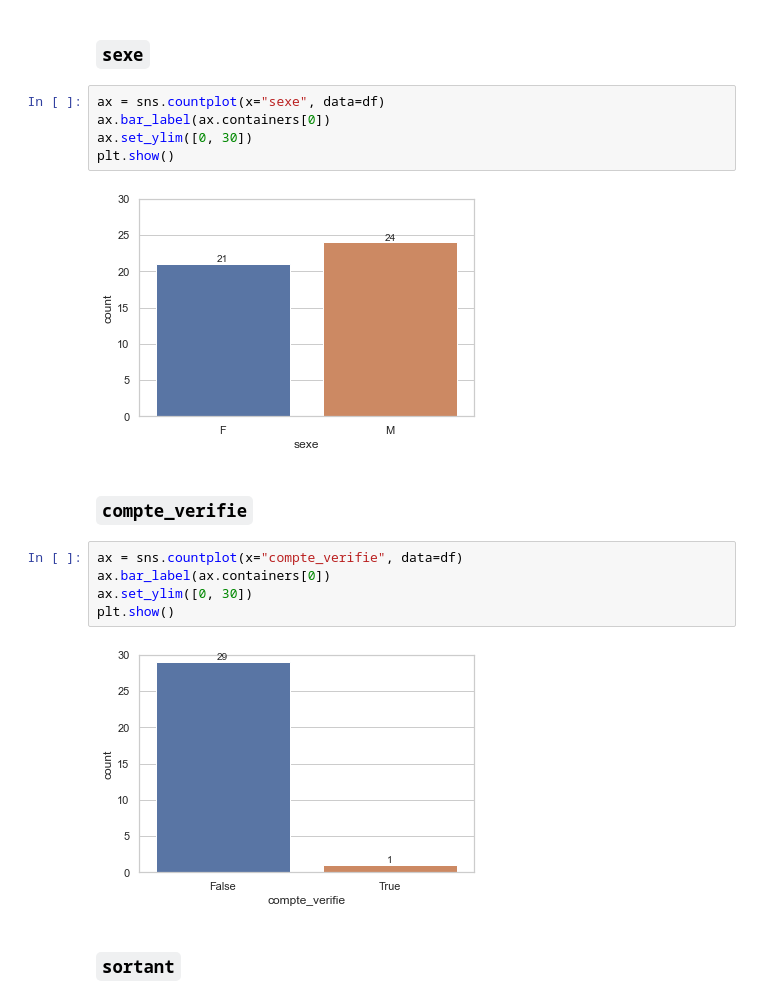
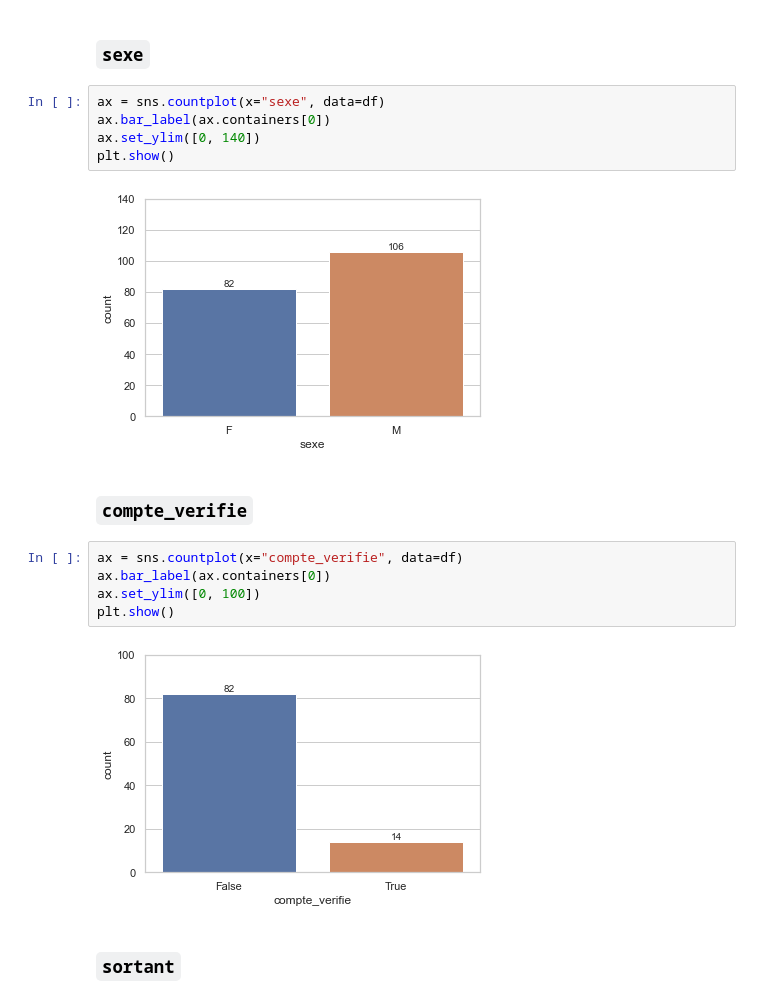
Before and after one commit to Antoine101/ElecTweets, a Jupyter notebook: model_exploration.ipynb, the cells around one changed output. Saved outputs shown, nothing was run; the diff lists cells and outputs as text.

Commit message:
Adapted y scales of plots to fit enlarged dataset

```diff
--- a/model_exploration.ipynb
+++ b/model_exploration.ipynb
@@ -78,19 +78,19 @@ memory usage: 19.9+ KB
 # %%
 ax = sns.countplot(x="sexe", data=df)
 ax.bar_label(ax.containers[0])
-ax.set_ylim([0, 30])
+ax.set_ylim([0, 140])
 plt.show()
 # %% [output]
-[figure, old version]
+[figure, new version]
 # %% [markdown]
 ### `compte_verifie`
 # %%
 ax = sns.countplot(x="compte_verifie", data=df)
 ax.bar_label(ax.containers[0])
-ax.set_ylim([0, 30])
+ax.set_ylim([0, 100])
 plt.show()
 # %% [output]
-[figure, old version]
+[figure, new version]
 # %% [markdown]
 ### `sortant`
 # %%
```
Also changed, not shown: parts of 6 cells of this notebook.
